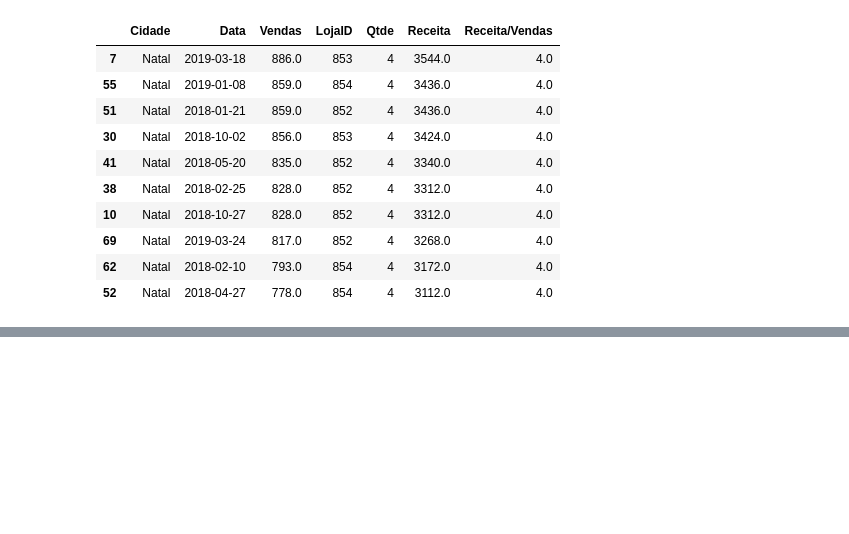
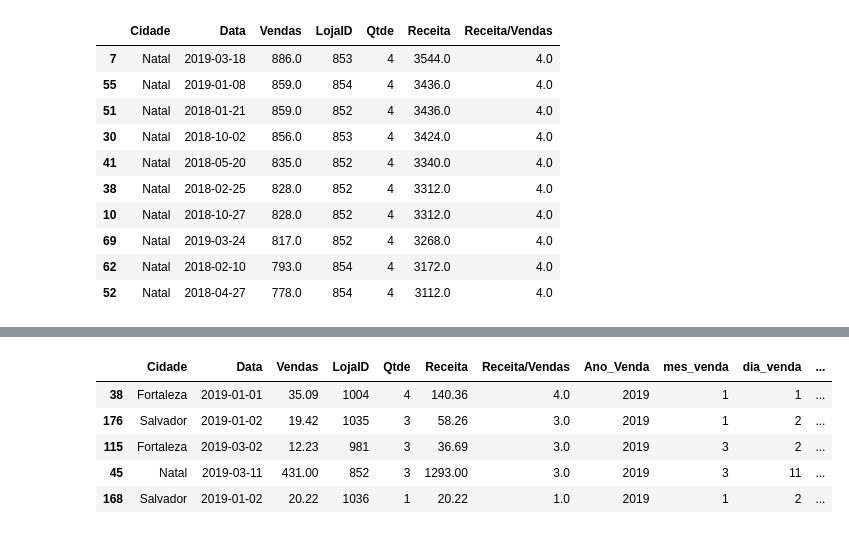
Before and after one commit to angelacpd/etl-dio, a Jupyter notebook: Working_With_Excel.ipynb, the cells around one changed output, grey strips where cells are left out. Cells and saved outputs as stored; diff of their text form; code cells hidden in the pictures; blank space fills up the shorter version.

```diff
--- a/Working_With_Excel.ipynb
+++ b/Working_With_Excel.ipynb
@@ -179,0 +270,11 @@ df.sort_values("Receita", ascending=False).head(10)
+# %%
+# Create column for quarter
+df["trimestre_venda"] = df["Data"].dt.quarter
+df.sample(5)
+# %% [output]
+|  | Cidade | Data | Vendas | LojaID | Qtde | Receita | Receita/Vendas | Ano_Venda | mes_venda | dia_venda | ... |
+| 38 | Fortaleza | 2019-01-01 | 35.09 | 1004 | 4 | 140.36 | 4.0 | 2019 | 1 | 1 | ... |
+| 176 | Salvador | 2019-01-02 | 19.42 | 1035 | 3 | 58.26 | 3.0 | 2019 | 1 | 2 | ... |
+| 115 | Fortaleza | 2019-03-02 | 12.23 | 981 | 3 | 36.69 | 3.0 | 2019 | 3 | 2 | ... |
+| 45 | Natal | 2019-03-11 | 431.00 | 852 | 3 | 1293.00 | 3.0 | 2019 | 3 | 11 | ... |
+| 168 | Salvador | 2019-01-02 | 20.22 | 1036 | 1 | 20.22 | 1.0 | 2019 | 1 | 2 | ... |
```
Also changed, not shown: parts of 10 cells of this notebook.
